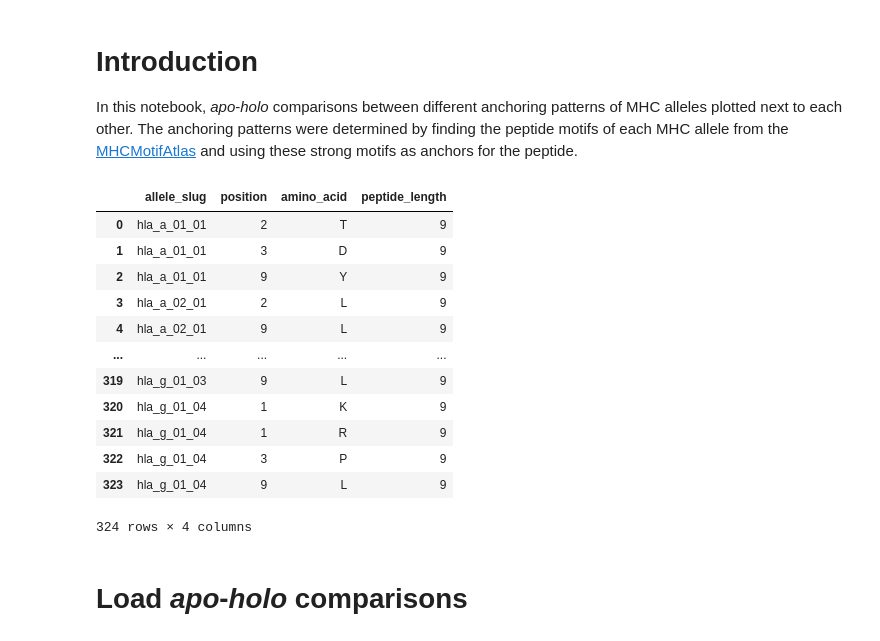
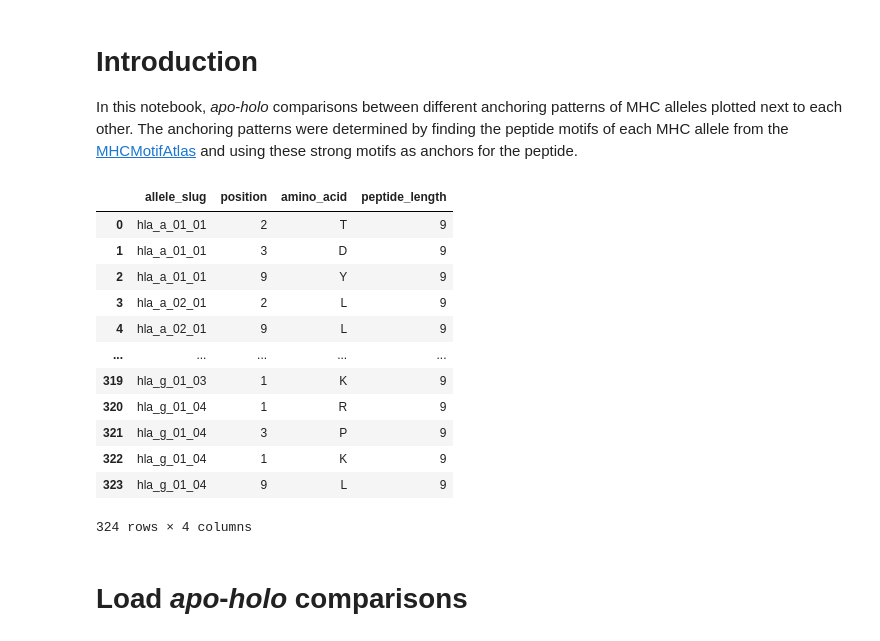
Before and after one commit to benjiemc/tcr-pmhc-interface-analysis, a Jupyter notebook: notebooks/pMHC_movement_based_on_peptide_anchoring.ipynb, the cells around one changed output. Cells and saved outputs as stored; diff of their text form; code cells hidden in the pictures.

```diff
--- a/notebooks/pMHC_movement_based_on_peptide_anchoring.ipynb
+++ b/notebooks/pMHC_movement_based_on_peptide_anchoring.ipynb
@@ -15,29 +11,23 @@ DATABASE = '../data/external/histo.db'
 # %%
-mhc_anchor_position_query = '''
-SELECT allele_slug,
-       position,
-       amino_acid,
-       peptide_length
-FROM motifs
-WHERE motifs.grade in ('high', 'dominant')
-ORDER BY motifs.allele_slug
-'''
-with sqlite3.connect(DATABASE) as conn:
-    mhc_anchor_position_df = pd.read_sql_query(mhc_anchor_position_query, conn)
+mhc_anchor_position_df = pd.read_csv('../data/external/mhc_motif_atlas.csv')
+mhc_anchor_position_df = mhc_anchor_position_df.query("grade in ('high', 'dominant')")
+mhc_anchor_position_df = mhc_anchor_position_df.sort_values('allele_slug')
+mhc_anchor_position_df = mhc_anchor_position_df[['allele_slug', 'position', 'amino_acid', 'peptide_length']]
+mhc_anchor_position_df = mhc_anchor_position_df.reset_index(drop=True)
 
 mhc_anchor_position_df
 # %% [output]
 |  | allele_slug | position | amino_acid | peptide_length |
 | 0 | hla_a_01_01 | 2 | T | 9 |
 | 1 | hla_a_01_01 | 3 | D | 9 |
 | 2 | hla_a_01_01 | 9 | Y | 9 |
 | 3 | hla_a_02_01 | 2 | L | 9 |
 | 4 | hla_a_02_01 | 9 | L | 9 |
 | ... | ... | ... | ... | ... |
-| 319 | hla_g_01_03 | 9 | L | 9 |
-| 320 | hla_g_01_04 | 1 | K | 9 |
-| 321 | hla_g_01_04 | 1 | R | 9 |
-| 322 | hla_g_01_04 | 3 | P | 9 |
+| 319 | hla_g_01_03 | 1 | K | 9 |
+| 320 | hla_g_01_04 | 1 | R | 9 |
+| 321 | hla_g_01_04 | 3 | P | 9 |
+| 322 | hla_g_01_04 | 1 | K | 9 |
 | 323 | hla_g_01_04 | 9 | L | 9 |
 324 rows × 4 columns
 # %% [markdown]
```
Also changed, not shown: parts of 5 cells of this notebook, 1 other file.
